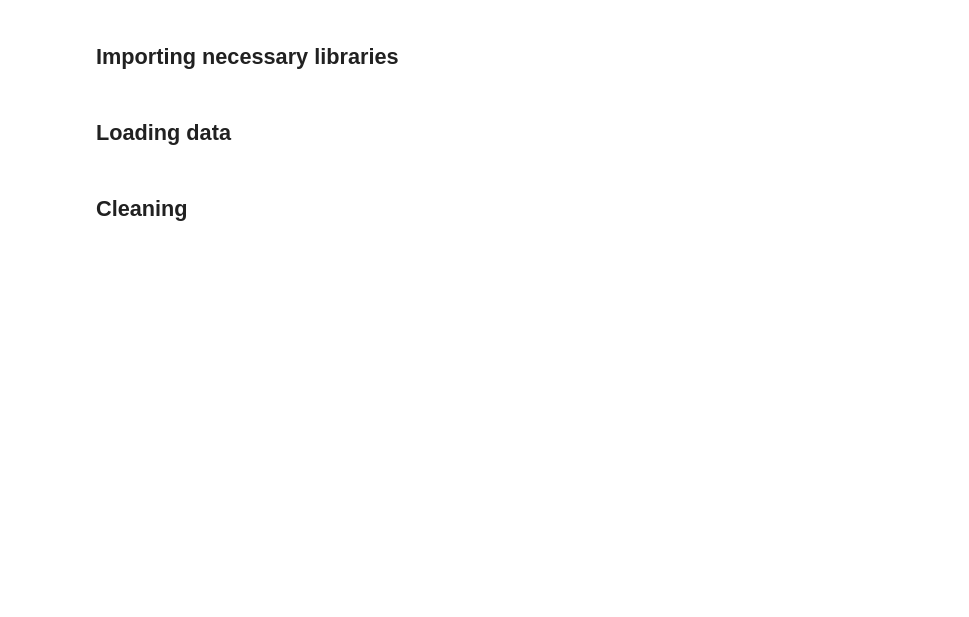
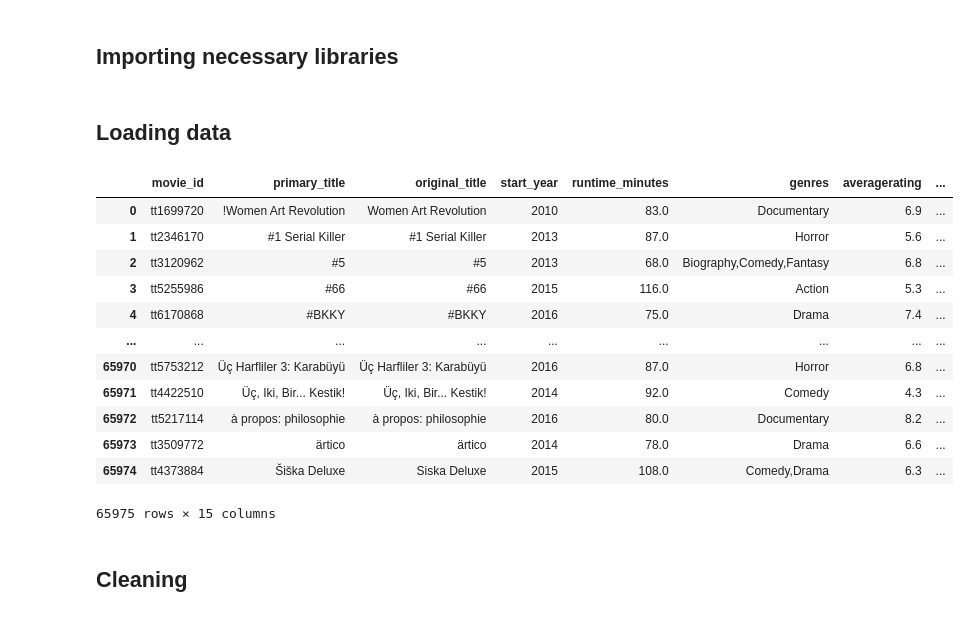
Before and after one commit to bkokin/semester_1_capstone, a Jupyter notebook: Capstone 1.ipynb, the cells around one changed output. Cells and saved outputs as stored; diff of their text form; code cells hidden in the pictures; blank space fills up the shorter version.

```diff
--- a/Capstone 1.ipynb
+++ b/Capstone 1.ipynb
@@ -17,19 +17,35 @@ import scipy.stats as stats
 # %%
 tn_movie_budgets = pd.read_csv('tn.movie_budgets.csv')
 tmdb_csv = pd.read_csv('tmdb.movies.csv')
 
 conn = sqlite3.connect('im.db')
 
 Sqlite_df = pd.read_sql("""
 select *
 from movie_basics
 join movie_ratings
 using (movie_id)
 join movie_akas
 using (movie_id)
 group by primary_title
 ;
 """, conn)
+
+Sqlite_df
+# %% [output]
+|  | movie_id | primary_title | original_title | start_year | runtime_minutes | genres | averagerating | ... |
+| 0 | tt1699720 | !Women Art Revolution | Women Art Revolution | 2010 | 83.0 | Documentary | 6.9 | ... |
+| 1 | tt2346170 | #1 Serial Killer | #1 Serial Killer | 2013 | 87.0 | Horror | 5.6 | ... |
+| 2 | tt3120962 | #5 | #5 | 2013 | 68.0 | Biography,Comedy,Fantasy | 6.8 | ... |
+| 3 | tt5255986 | #66 | #66 | 2015 | 116.0 | Action | 5.3 | ... |
+| 4 | tt6170868 | #BKKY | #BKKY | 2016 | 75.0 | Drama | 7.4 | ... |
+| ... | ... | ... | ... | ... | ... | ... | ... | ... |
+| 65970 | tt5753212 | Üç Harfliler 3: Karabüyü | Üç Harfliler 3: Karabüyü | 2016 | 87.0 | Horror | 6.8 | ... |
+| 65971 | tt4422510 | Üç, Iki, Bir... Kestik! | Üç, Iki, Bir... Kestik! | 2014 | 92.0 | Comedy | 4.3 | ... |
+| 65972 | tt5217114 | à propos: philosophie | à propos: philosophie | 2016 | 80.0 | Documentary | 8.2 | ... |
+| 65973 | tt3509772 | ärtico | ärtico | 2014 | 78.0 | Drama | 6.6 | ... |
+| 65974 | tt4373884 | Šiška Deluxe | Siska Deluxe | 2015 | 108.0 | Comedy,Drama | 6.3 | ... |
+65975 rows × 15 columns
 # %% [markdown]
 ## Cleaning
 # %% [markdown]
```
Also changed, not shown: parts of 6 cells of this notebook.
